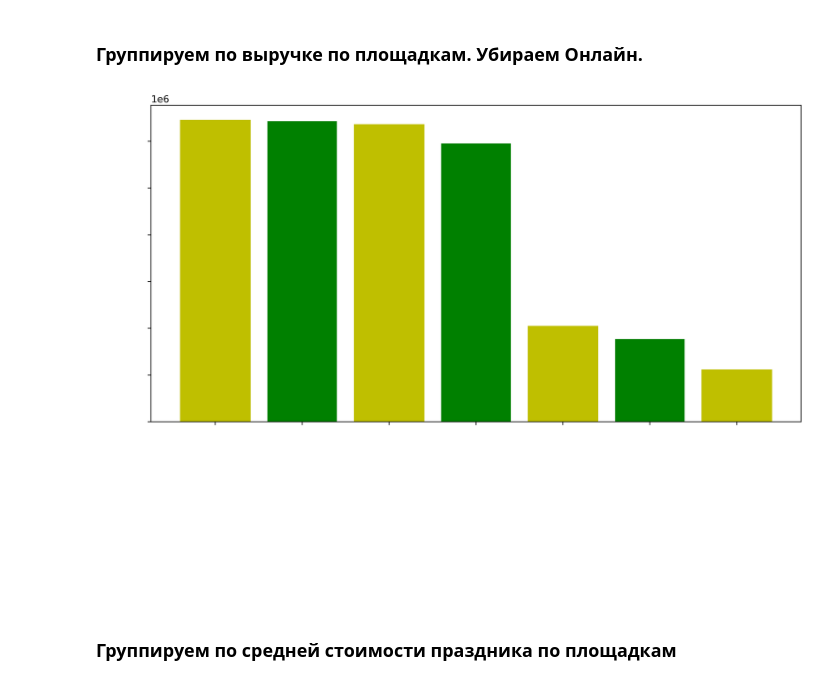
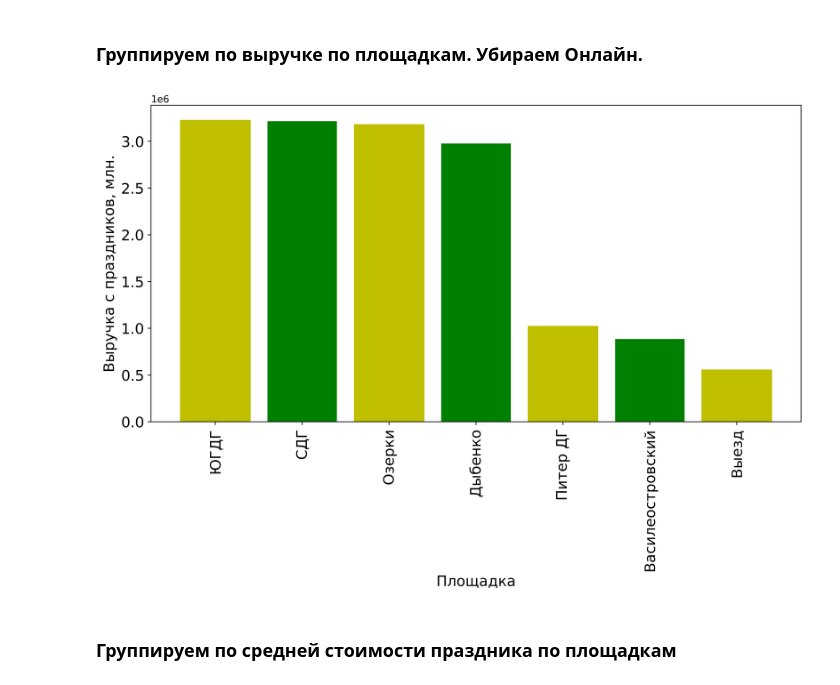
Before and after one commit to dena-den/Jupyter-projects, a Jupyter notebook: chugik/chugik.ipynb, the cells around one changed output. Cells and saved outputs as stored; diff of their text form; code cells hidden in the pictures.

```diff
--- a/chugik/chugik.ipynb
+++ b/chugik/chugik.ipynb
@@ -45,15 +52,15 @@ df_sum_Place = df.groupby('Place')['Price'].sum().sort_values(ascending=False).t
 # %%
 plt.figure(figsize=(12,6), dpi=500)
 for_color = plt.bar(df_sum_Place.index, df_sum_Place['Price'], color='g')
 for n in range(0,7,2):
     for_color[n].set_color('y')
-plt.ylabel('Выручка с праздников, млн.', color='white', size=15)
-plt.xlabel('Площадка', color='white', size=15)
-plt.xticks(rotation='vertical', size=15, color='white')
-plt.yticks(color='white', size=15)
+plt.ylabel('Выручка с праздников, млн.', size=15)
+plt.xlabel('Площадка', size=15)
+plt.xticks(rotation='vertical', size=15)
+plt.yticks(size=15)
 plt.show()
 # %% [output]
-[figure, old version]
+[figure, new version]
 # %% [markdown]
 ### Группируем по средней стоимости праздника по площадкам
 # %%
```
Also changed, not shown: parts of 1 cell of this notebook, 6 other files.
